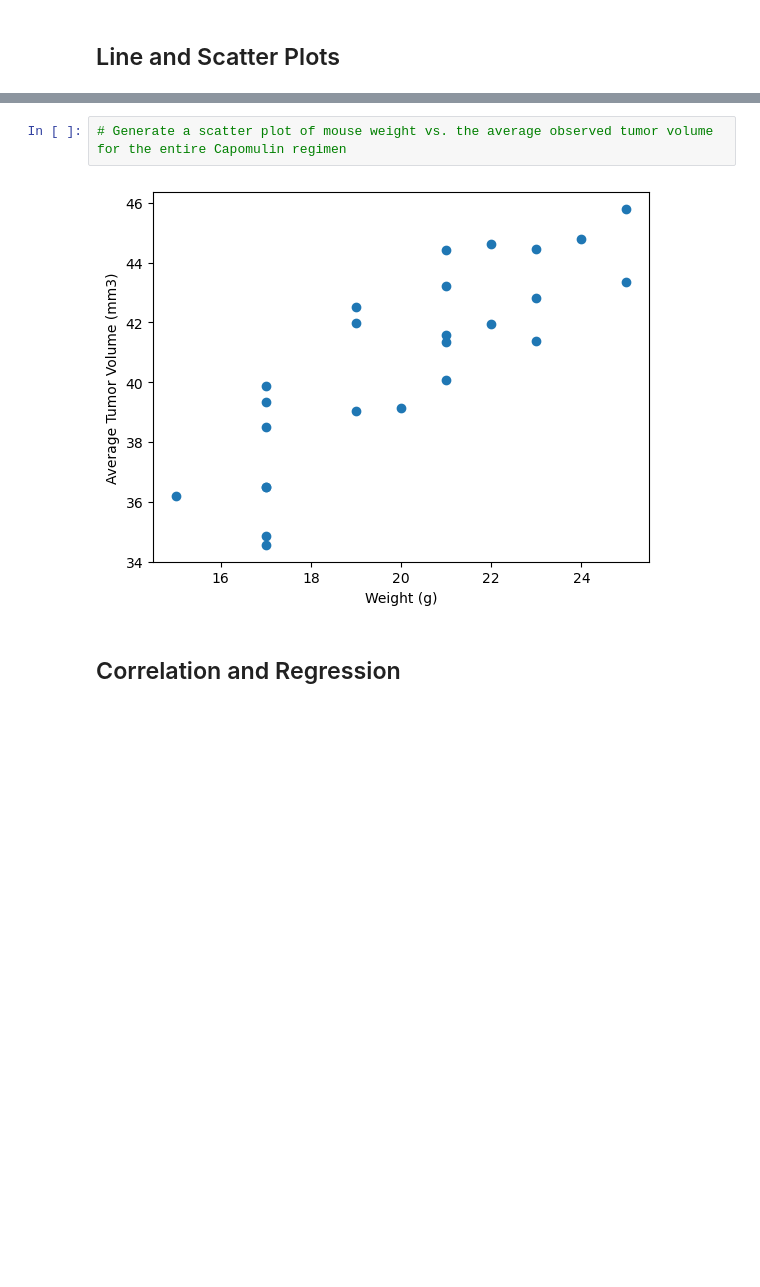
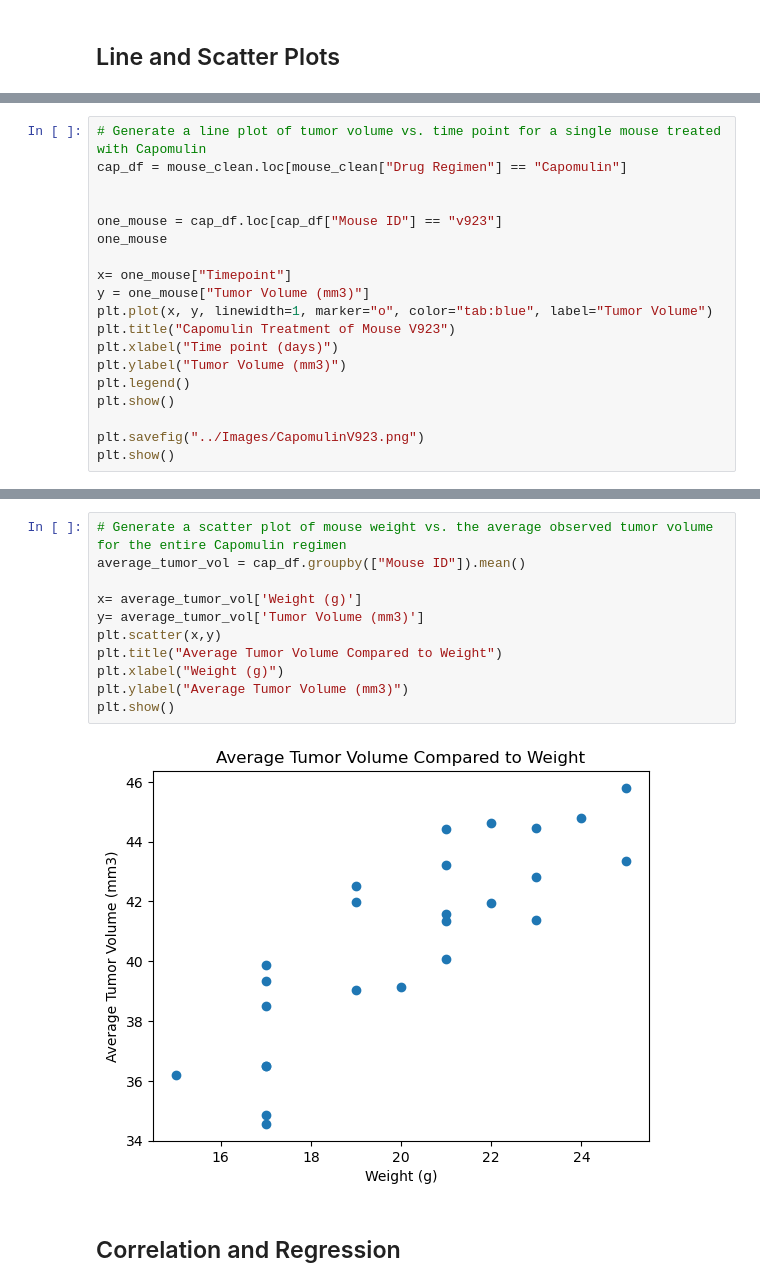
Before and after one commit to jules-krohn/Pymaceuticals, a Jupyter notebook: pymaceuticals_starter.ipynb, the cells around one changed output, grey strips where cells are left out. Drawn from its saved outputs; the diff is of its cells as text; blank space fills up the shorter version.

```diff
--- a/pymaceuticals_starter.ipynb
+++ b/pymaceuticals_starter.ipynb
@@ -280,0 +278,19 @@ plt.show()
+# %%
+# Generate a line plot of tumor volume vs. time point for a single mouse treated with Capomulin
+cap_df = mouse_clean.loc[mouse_clean["Drug Regimen"] == "Capomulin"]
+
+
+one_mouse = cap_df.loc[cap_df["Mouse ID"] == "v923"]
+one_mouse
+
+x= one_mouse["Timepoint"]
+y = one_mouse["Tumor Volume (mm3)"]
+plt.plot(x, y, linewidth=1, marker="o", color="tab:blue", label="Tumor Volume")
+plt.title("Capomulin Treatment of Mouse V923")
+plt.xlabel("Time point (days)")
+plt.ylabel("Tumor Volume (mm3)")
+plt.legend()
+plt.show()
+
+plt.savefig("../Images/CapomulinV923.png")
+plt.show()
@@ -281,7 +300,16 @@ plt.show()
 # %%
 # Generate a scatter plot of mouse weight vs. the average observed tumor volume for the entire Capomulin regimen
+average_tumor_vol = cap_df.groupby(["Mouse ID"]).mean()
+
+x= average_tumor_vol['Weight (g)']
+y= average_tumor_vol['Tumor Volume (mm3)']
+plt.scatter(x,y)
+plt.title("Average Tumor Volume Compared to Weight")
+plt.xlabel("Weight (g)")
+plt.ylabel("Average Tumor Volume (mm3)")
+plt.show()
 # %% [output]
-[figure, old version]
+[figure, new version]
 # %% [markdown]
 ## Correlation and Regression
 # %%
```
Also changed, not shown: parts of 7 cells of this notebook.
